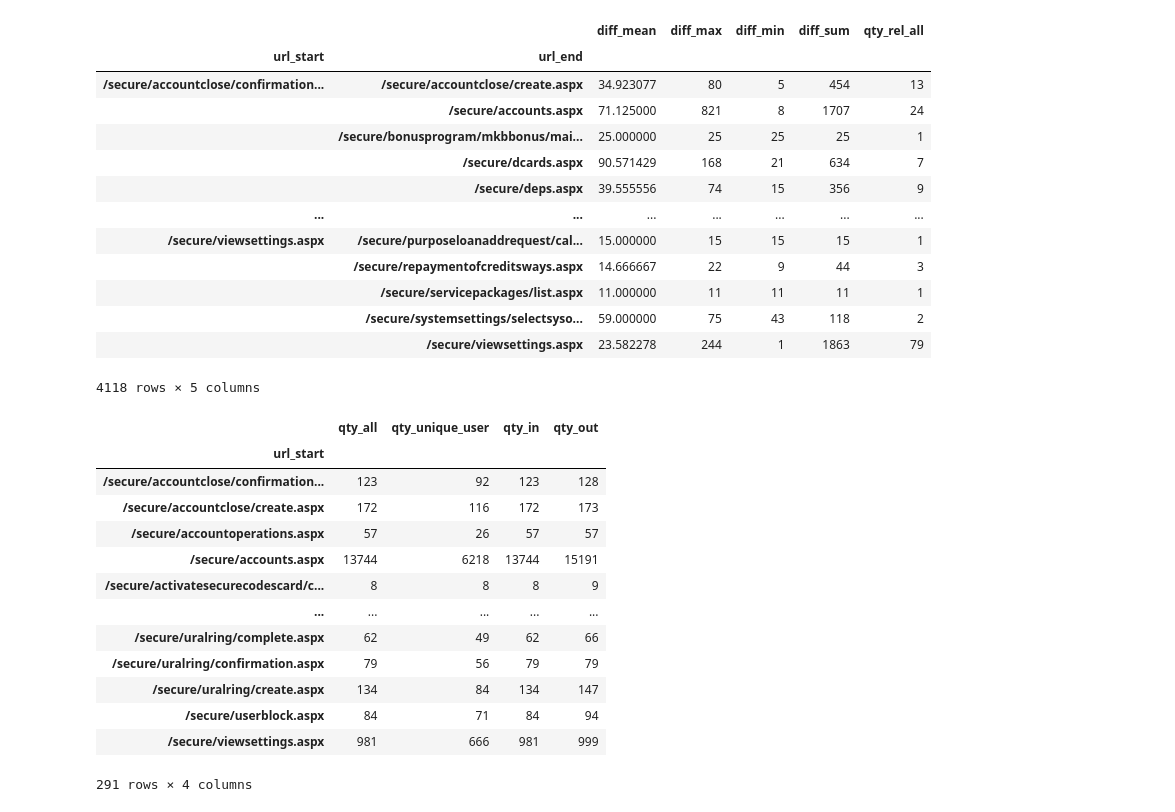
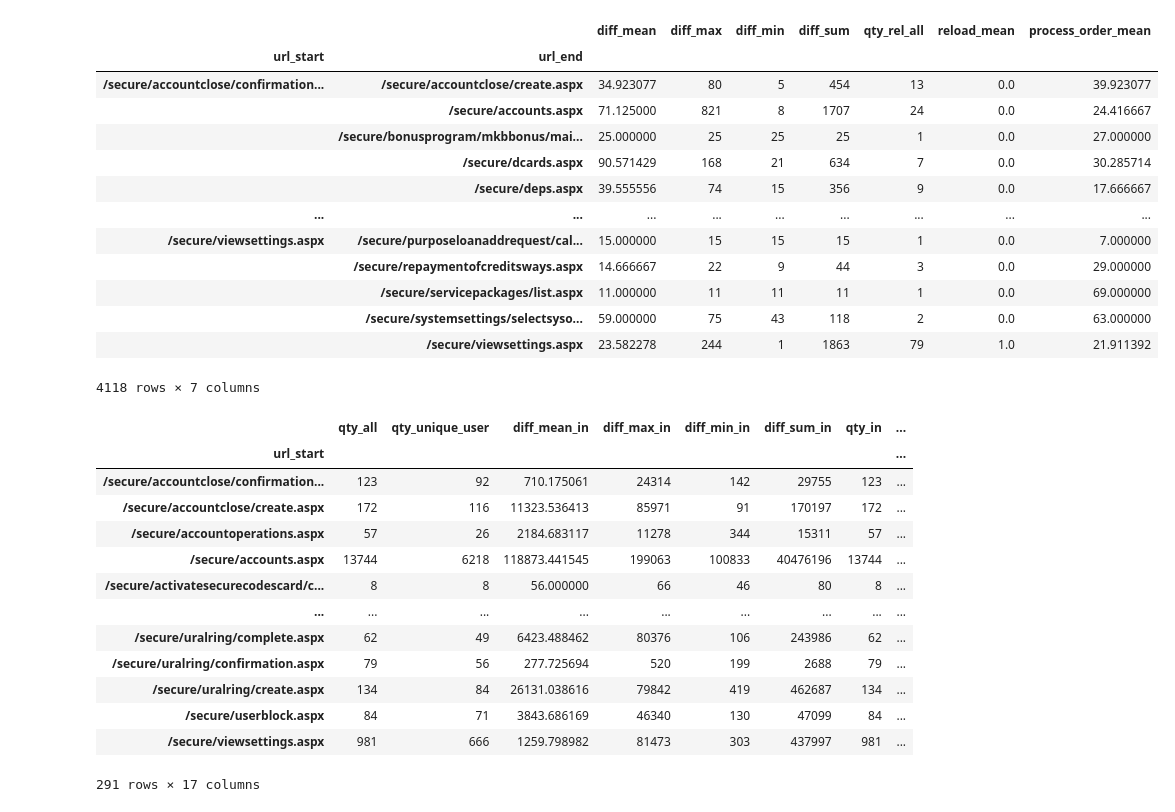
Before and after one commit to spakt26/finodays_mkb, a Jupyter notebook: notebooks/metrics.ipynb, the cells around one changed output. Cells and saved outputs as stored; diff of their text form; code cells hidden in the pictures.

Commit message:
metrics V3

```diff
--- a/notebooks/metrics.ipynb
+++ b/notebooks/metrics.ipynb
@@ -8,47 +42,51 @@ df['time_stamp_end']   = pd.to_datetime(df.time_stamp_end)
 # %%
-metrics_relation = df.groupby(['url_start','url_end']).agg({'diff':['mean','max','min','sum','count']})
+metrics_relation = df.groupby(['url_start','url_end']).agg({'diff':['mean','max','min','sum','count'],'reload':['mean'], 'process_flag_num':['mean']})
 metrics_relation.columns = [ '_'.join(col) for col in metrics_relation.columns]
-metrics_relation.rename(columns={'diff_count':'qty_rel_all'})
+metrics_relation = metrics_relation.rename(columns={'diff_count':'qty_rel_all','process_flag_num_mean':'process_order_mean'})
+metrics_relation
 # %% [output]
-|  |  | diff_mean | diff_max | diff_min | diff_sum | qty_rel_all |
-| url_start | url_end |  |  |  |  |  |
-| /secure/accountclose/confirmation... | /secure/accountclose/create.aspx | 34.923077 | 80 | 5 | 454 | 13 |
-|  | /secure/accounts.aspx | 71.125000 | 821 | 8 | 1707 | 24 |
-|  | /secure/bonusprogram/mkbbonus/mai... | 25.000000 | 25 | 25 | 25 | 1 |
-|  | /secure/dcards.aspx | 90.571429 | 168 | 21 | 634 | 7 |
-|  | /secure/deps.aspx | 39.555556 | 74 | 15 | 356 | 9 |
-| ... | ... | ... | ... | ... | ... | ... |
-| /secure/viewsettings.aspx | /secure/purposeloanaddrequest/cal... | 15.000000 | 15 | 15 | 15 | 1 |
-|  | /secure/repaymentofcreditsways.aspx | 14.666667 | 22 | 9 | 44 | 3 |
-|  | /secure/servicepackages/list.aspx | 11.000000 | 11 | 11 | 11 | 1 |
-|  | /secure/systemsettings/selectsyso... | 59.000000 | 75 | 43 | 118 | 2 |
-|  | /secure/viewsettings.aspx | 23.582278 | 244 | 1 | 1863 | 79 |
+|  |  | diff_mean | diff_max | diff_min | diff_sum | qty_rel_all | reload_mean | process_order_mean |
+| url_start | url_end |  |  |  |  |  |  |  |
+| /secure/accountclose/confirmation... | /secure/accountclose/create.aspx | 34.923077 | 80 | 5 | 454 | 13 | 0.0 | 39.923077 |
+|  | /secure/accounts.aspx | 71.125000 | 821 | 8 | 1707 | 24 | 0.0 | 24.416667 |
+|  | /secure/bonusprogram/mkbbonus/mai... | 25.000000 | 25 | 25 | 25 | 1 | 0.0 | 27.000000 |
+|  | /secure/dcards.aspx | 90.571429 | 168 | 21 | 634 | 7 | 0.0 | 30.285714 |
+|  | /secure/deps.aspx | 39.555556 | 74 | 15 | 356 | 9 | 0.0 | 17.666667 |
+| ... | ... | ... | ... | ... | ... | ... | ... | ... |
+| /secure/viewsettings.aspx | /secure/purposeloanaddrequest/cal... | 15.000000 | 15 | 15 | 15 | 1 | 0.0 | 7.000000 |
+|  | /secure/repaymentofcreditsways.aspx | 14.666667 | 22 | 9 | 44 | 3 | 0.0 | 29.000000 |
+|  | /secure/servicepackages/list.aspx | 11.000000 | 11 | 11 | 11 | 1 | 0.0 | 69.000000 |
+|  | /secure/systemsettings/selectsyso... | 59.000000 | 75 | 43 | 118 | 2 | 0.0 | 63.000000 |
+|  | /secure/viewsettings.aspx | 23.582278 | 244 | 1 | 1863 | 79 | 1.0 | 21.911392 |
-4118 rows × 5 columns
+4118 rows × 7 columns
 # %%
 qty_all = df.groupby('url_start').count().rename(columns={'clientcode':'qty_all'})[['qty_all']]
 qty_unique_user = df[['clientcode','url_start']].drop_duplicates().groupby('url_start').count().rename(columns={'clientcode':'qty_unique_user'})
-qty_in = metrics_relation.reset_index().groupby('url_start').sum().rename(columns = {'qty_rel_all':'qty_in'})
-qty_out = metrics_relation.reset_index().groupby('url_end').sum().rename(columns = {'qty_rel_all':'qty_out'})
+qty_in = metrics_relation.reset_index().groupby('url_start').sum().rename(columns = {'qty_rel_all':'qty'})
+qty_in.columns = qty_in.columns+'_in'
+qty_out = metrics_relation.reset_index().groupby('url_end').sum().rename(columns = {'qty_rel_all':'qty'})
+qty_out.columns = qty_out.columns+'_out'
 
 metrics_node = pd.merge(qty_all,qty_unique_user,left_index=True, right_index=True, how = 'left')
 metrics_node = pd.merge(metrics_node,qty_in,left_index=True, right_index=True, how = 'left')
 metrics_node = pd.merge(metrics_node,qty_out,left_index=True, right_index=True, how = 'left')
+metrics_node['qty_in_out_ratio'] = metrics_node.qty_in/metrics_node.qty_out
 metrics_node
 # %% [output]
-|  | qty_all | qty_unique_user | qty_in | qty_out |
-| url_start |  |  |  |  |
-| /secure/accountclose/confirmation... | 123 | 92 | 123 | 128 |
-| /secure/accountclose/create.aspx | 172 | 116 | 172 | 173 |
-| /secure/accountoperations.aspx | 57 | 26 | 57 | 57 |
-| /secure/accounts.aspx | 13744 | 6218 | 13744 | 15191 |
-| /secure/activatesecurecodescard/c... | 8 | 8 | 8 | 9 |
-| ... | ... | ... | ... | ... |
-| /secure/uralring/complete.aspx | 62 | 49 | 62 | 66 |
-| /secure/uralring/confirmation.aspx | 79 | 56 | 79 | 79 |
-| /secure/uralring/create.aspx | 134 | 84 | 134 | 147 |
-| /secure/userblock.aspx | 84 | 71 | 84 | 94 |
-| /secure/viewsettings.aspx | 981 | 666 | 981 | 999 |
+|  | qty_all | qty_unique_user | diff_mean_in | diff_max_in | diff_min_in | diff_sum_in | qty_in | ... |
+| url_start |  |  |  |  |  |  |  | ... |
+| /secure/accountclose/confirmation... | 123 | 92 | 710.175061 | 24314 | 142 | 29755 | 123 | ... |
+| /secure/accountclose/create.aspx | 172 | 116 | 11323.536413 | 85971 | 91 | 170197 | 172 | ... |
+| /secure/accountoperations.aspx | 57 | 26 | 2184.683117 | 11278 | 344 | 15311 | 57 | ... |
+| /secure/accounts.aspx | 13744 | 6218 | 118873.441545 | 199063 | 100833 | 40476196 | 13744 | ... |
+| /secure/activatesecurecodescard/c... | 8 | 8 | 56.000000 | 66 | 46 | 80 | 8 | ... |
+| ... | ... | ... | ... | ... | ... | ... | ... | ... |
+| /secure/uralring/complete.aspx | 62 | 49 | 6423.488462 | 80376 | 106 | 243986 | 62 | ... |
+| /secure/uralring/confirmation.aspx | 79 | 56 | 277.725694 | 520 | 199 | 2688 | 79 | ... |
+| /secure/uralring/create.aspx | 134 | 84 | 26131.038616 | 79842 | 419 | 462687 | 134 | ... |
+| /secure/userblock.aspx | 84 | 71 | 3843.686169 | 46340 | 130 | 47099 | 84 | ... |
+| /secure/viewsettings.aspx | 981 | 666 | 1259.798982 | 81473 | 303 | 437997 | 981 | ... |
-291 rows × 4 columns
+291 rows × 17 columns
 # %%
 metrics_relation.to_csv('../data/metrics_relation.csv')
 metrics_node.to_csv('../data/metrics_node.csv')
```
Also changed, not shown: parts of 6 cells of this notebook, 2 other files.
